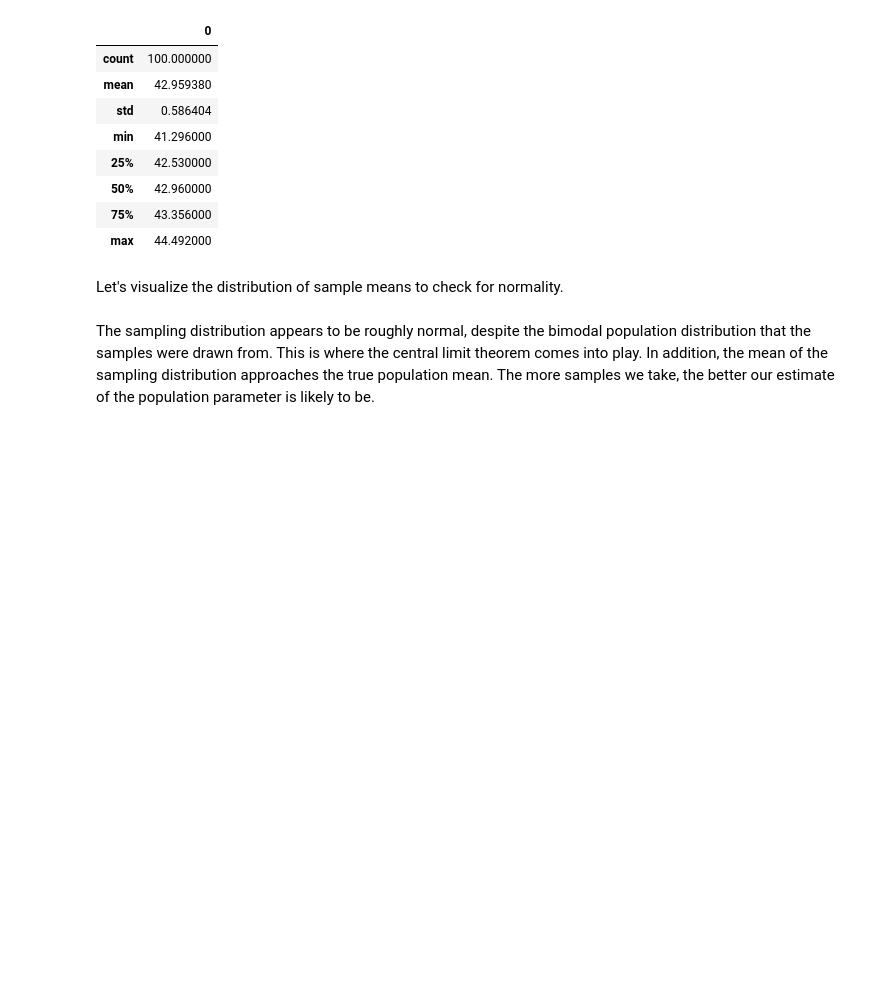
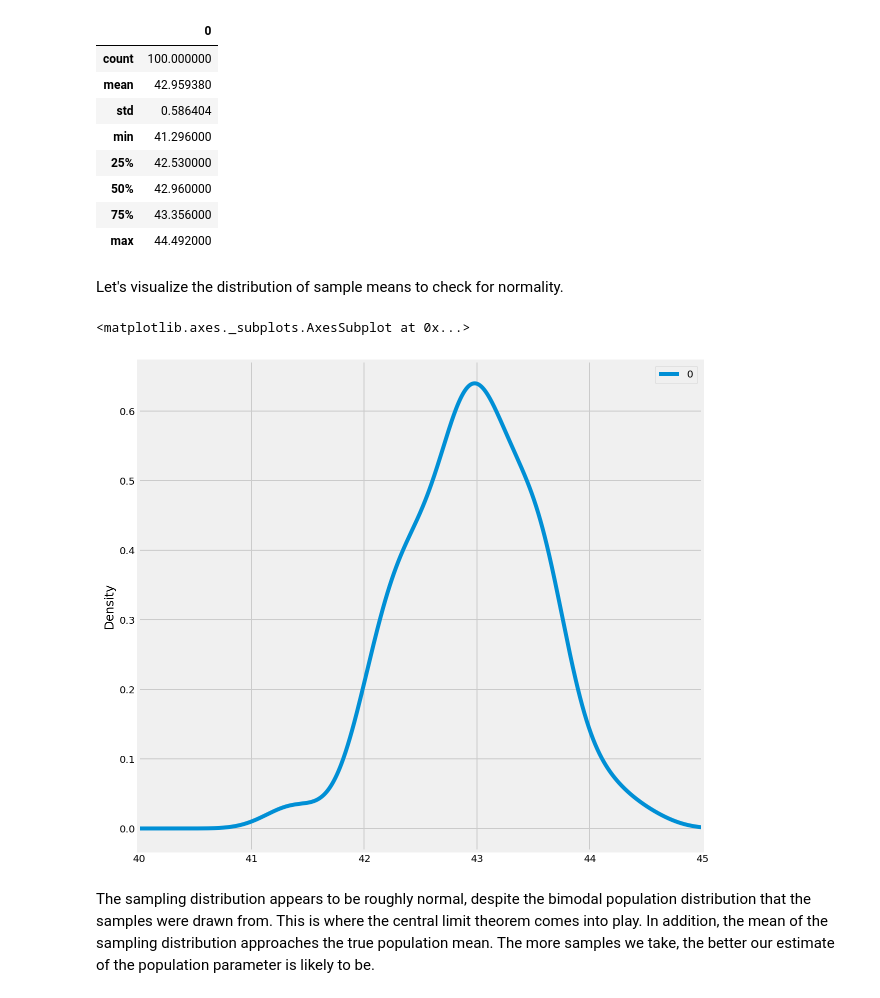
Before and after one commit to ravaxis/dsc-confidence-intervals-lab-nyc-ds-082619, a Jupyter notebook: index.ipynb, the cells around one changed output. Drawn from its saved outputs; the diff is of its cells as text; code cells hidden in the pictures; blank space fills up the shorter version.

```diff
--- a/index.ipynb
+++ b/index.ipynb
@@ -141,3 +139,10 @@ Let's visualize the distribution of sample means to check for normality.
+# %%
+pd.DataFrame(point_estimates).plot(kind="density",  # Plot sample mean density
+                                   figsize=(9,9),
+                                   xlim=(40,45))
+# %% [output]
+<matplotlib.axes._subplots.AxesSubplot at 0x...>
+[figure, added]
 # %% [markdown]
 The sampling distribution appears to be roughly normal, despite the bimodal population distribution that the samples were drawn from. This is where the central limit theorem comes into play. In addition, the mean of the sampling distribution approaches the true population mean. The more samples we take, the better our estimate of the population parameter is likely to be.
 # %% [markdown]
```
Also changed, not shown: parts of 1 cell of this notebook.
